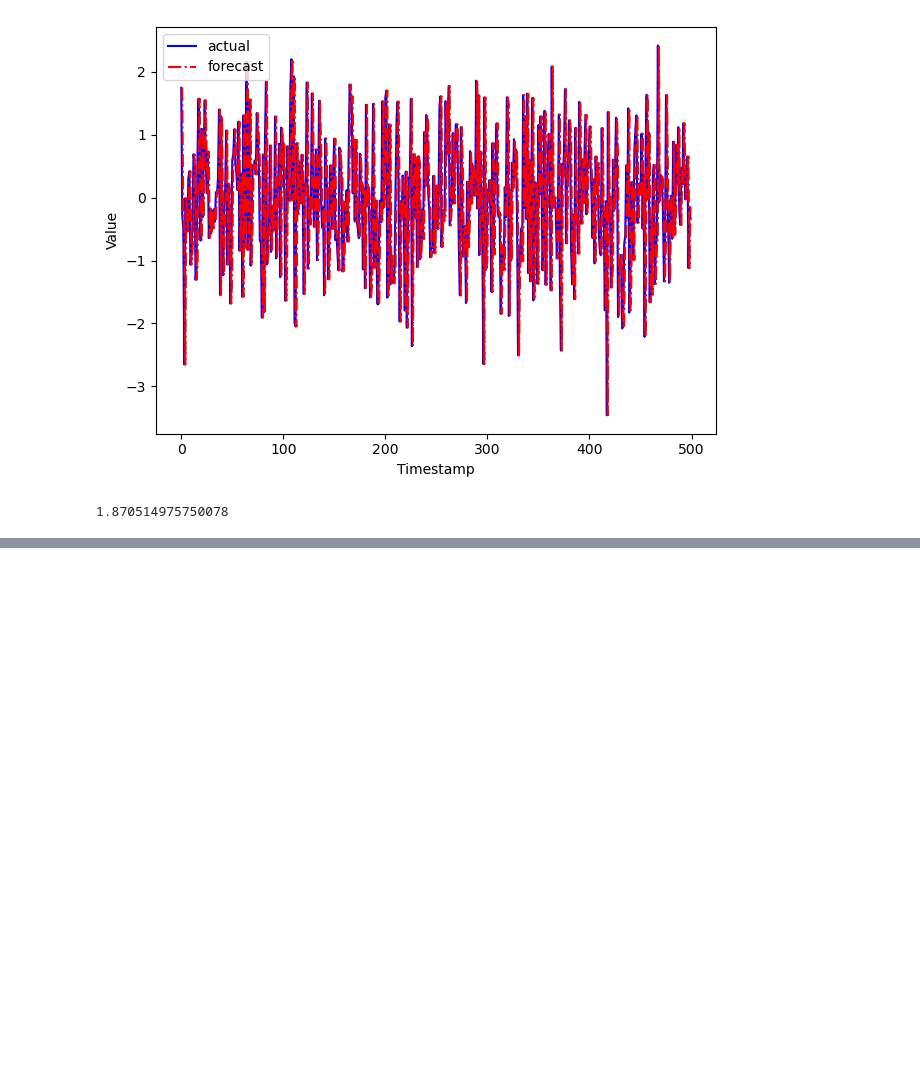
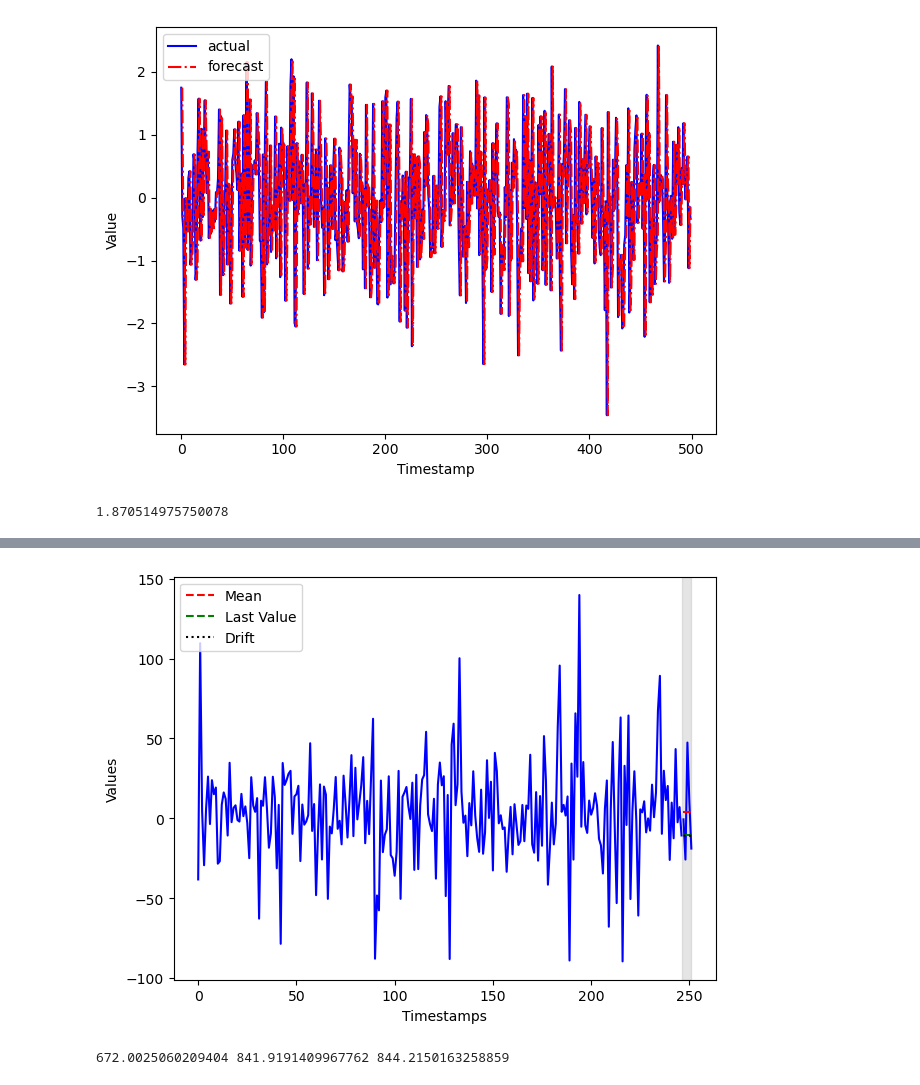
Before and after one commit to Alexa201228/timeseriesPracticeML, a Jupyter notebook: RandomWalk.ipynb, the cells around one changed output, grey strips where cells are left out. Cells and saved outputs as stored; diff of their text form; code cells hidden in the pictures; blank space fills up the shorter version.

Commit message:
Add exercise 2 (google stock forecast)

```diff
--- a/RandomWalk.ipynb
+++ b/RandomWalk.ipynb
@@ -379,0 +386,7 @@ mse_one_step
+# %%
+stationary_google_df = pd.DataFrame({
+    "Close": diff_close
+})
+# %%
+train = stationary_google_df[:len(google_df) - 6]
+test = stationary_google_df[len(google_df) - 6:]
@@ -379,0 +400,11 @@ mse_one_step
+# %%
+# Calculate drift
+
+last_val = train.iloc[-1, :]["Close"]
+
+deltaX = len(train) - 1
+deltaY = last_val - 0
+
+drift = deltaY / deltaX
+
+drift
@@ -379,0 +413,10 @@ mse_one_step
+# %%
+pred_mean = np.mean(train["Close"])
+test.loc[:, "pred_mean"] = pred_mean
+
+test.loc[:, "pred_last"] = last_val
+
+x_vals = np.arange(len(stationary_google_df) - 6, len(stationary_google_df) - 1, 1)
+pred_drift = drift * x_vals
+
+test.loc[:, "pred_drift"] = pred_drift
@@ -379,0 +439,26 @@ mse_one_step
+# %%
+fig, ax = plt.subplots()
+
+ax.plot(train.Close, "b-")
+ax.plot(test["Close"], "b-")
+ax.plot(test["pred_mean"], "r--", label="Mean")
+ax.plot(test["pred_last"], "g--", label="Last Value")
+ax.plot(test["pred_drift"], "k:", label="Drift")
+
+ax.axvspan(len(stationary_google_df) - 6, len(stationary_google_df) - 1, color="#808080", alpha=0.2)
+ax.legend(loc=2)
+
+ax.set_xlabel("Timestamps")
+ax.set_ylabel("Values")
+
+plt.tight_layout()
+# %% [output]
+[figure, added]
+# %%
+mse_mean = mean_squared_error(test["Close"], test["pred_mean"])
+mse_last_val = mean_squared_error(test["Close"], test["pred_last"])
+mse_drift = mean_squared_error(test["Close"], test["pred_drift"])
+
+print(mse_mean, mse_last_val, mse_drift)
+# %% [output]
+672.0025060209404 841.9191409967762 844.2150163258859
```
Also changed, not shown: parts of 11 cells of this notebook.
